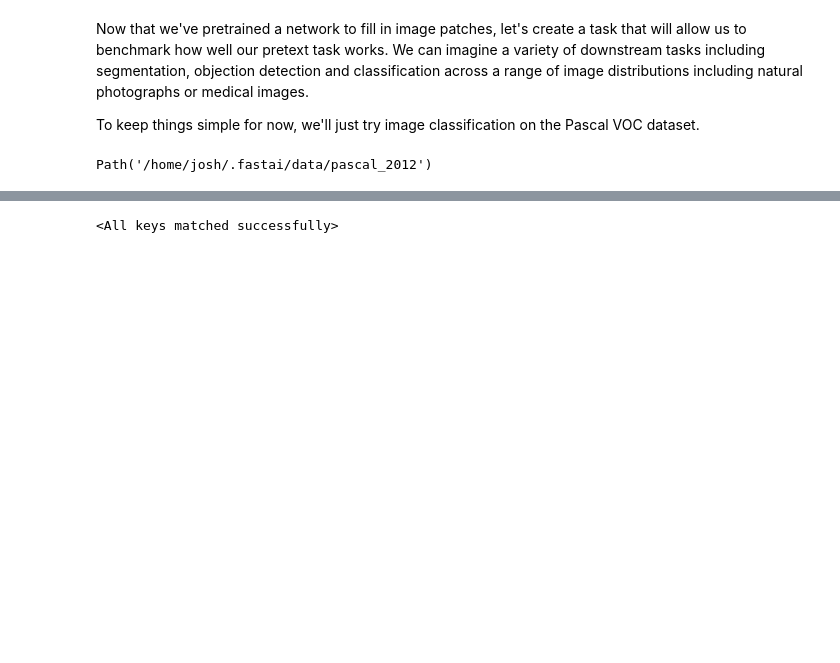
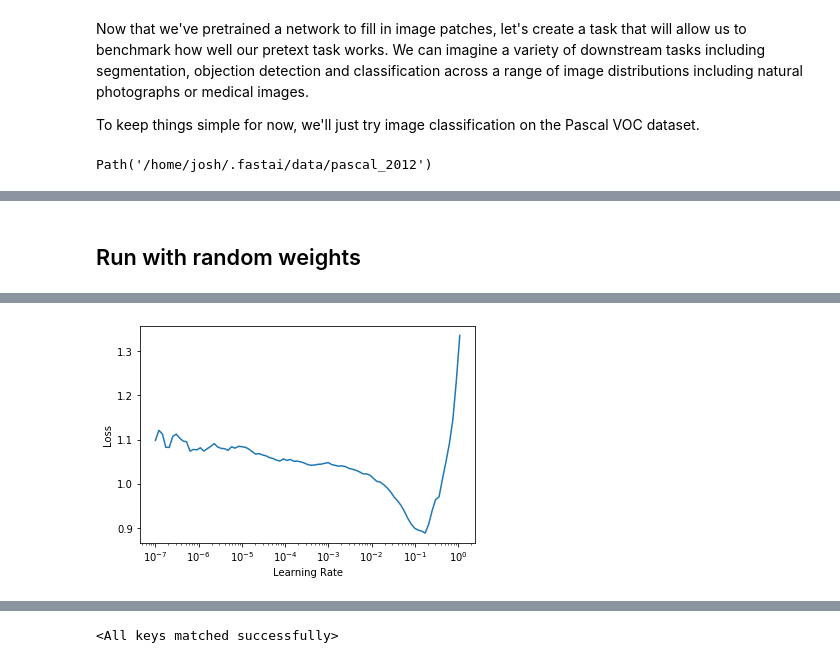
Before and after one commit to JoshVarty/SelfSupervisedLearning, a Jupyter notebook: 03_DownstreamTask.ipynb, the cells around one changed output, grey strips where cells are left out. Cells and saved outputs as stored; diff of their text form; code cells hidden in the pictures; blank space fills up the shorter version.

```diff
--- a/03_DownstreamTask.ipynb
+++ b/03_DownstreamTask.ipynb
@@ -88,3 +93,8 @@ databunch.show_batch(max_n=9)
+# %% [markdown]
+## Run with random weights
 # %%
 loss = BCEWithLogitsLoss()
 learn = cnn_learner(databunch, resnet34, pretrained=False, config=cnn_config(), loss_func=loss, metrics=[accuracy_multi])
+# %%
+learn.lr_find()
+# %% [output]
@@ -90,0 +102 @@ learn = cnn_learner(databunch, resnet34, pretrained=False, config=cnn_config(),
+[figure, added]
```
Also changed, not shown: parts of 15 cells of this notebook.
